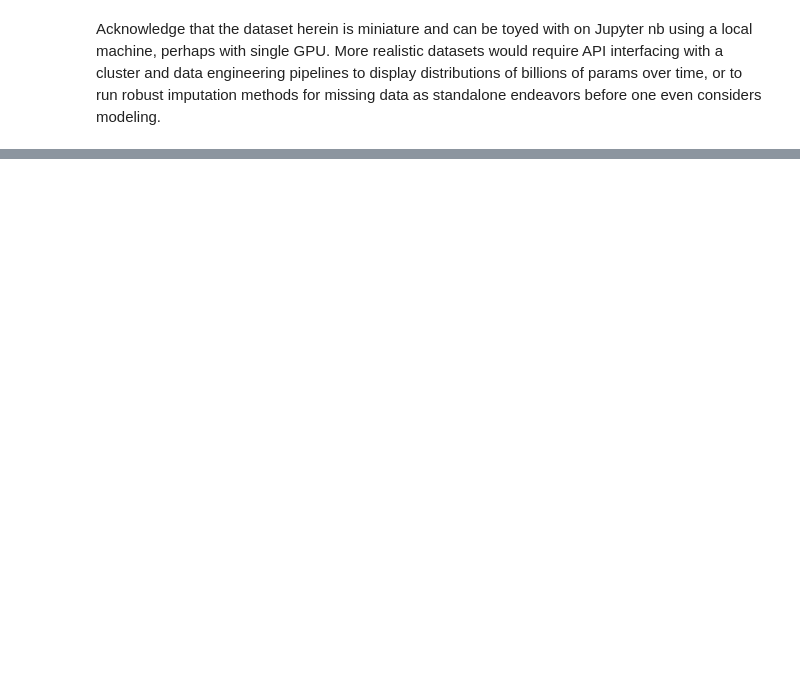
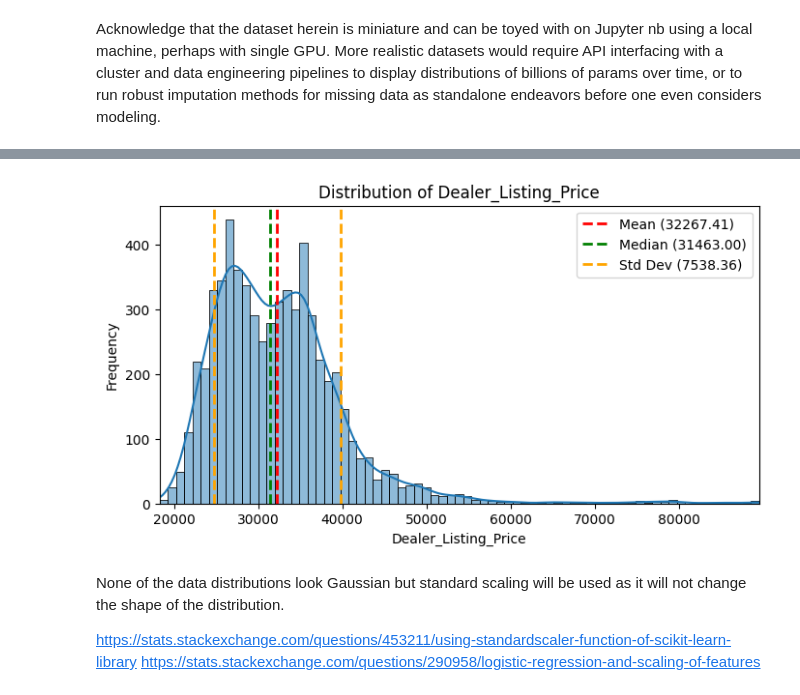
Before and after one commit to gcalbertini/boing, a Jupyter notebook: src/imputationEDA.ipynb, the cells around one changed output, grey strips where cells are left out. Drawn from its saved outputs; the diff is of its cells as text; code cells hidden in the pictures; blank space fills up the shorter version.

```diff
--- a/src/imputationEDA.ipynb
+++ b/src/imputationEDA.ipynb
@@ -5,3 +8,3 @@ import pandas as pd
 # %%
-trainRaw = pd.read_csv('../data/train_sparked.csv')
-testRaw = pd.read_csv('../data/test_sparked.csv')
+data = pd.read_csv("../data/train_sparked.csv")
+X_test_nulls_raw = pd.read_csv("../data/test_sparked.csv")
@@ -57,0 +306,56 @@ memory usage: 173.6+ KB
+# %%
+# Set up subplots
+fig, ax = plt.subplots(figsize=(8, 4))
+
+# Plot distribution
+sns.histplot(y_train_nulls["Dealer_Listing_Price"], kde=True, ax=ax)
+
+# Calculate statistics
+mean_value = y_train_nulls["Dealer_Listing_Price"].mean()
+median_value = y_train_nulls["Dealer_Listing_Price"].median()
+std_dev_value = y_train_nulls["Dealer_Listing_Price"].std()
+
+# Plot major statistics below the distribution plot
+ax.axvline(
+    mean_value,
+    color="red",
+    linestyle="dashed",
+    linewidth=2,
+    label=f"Mean ({mean_value:.2f})",
+)
+ax.axvline(
+    median_value,
+    color="green",
+    linestyle="dashed",
+    linewidth=2,
+    label=f"Median ({median_value:.2f})",
+)
+ax.axvline(
+    mean_value + std_dev_value,
+    color="orange",
+    linestyle="dashed",
+    linewidth=2,
+    label=f"Std Dev ({std_dev_value:.2f})",
+)
+ax.axvline(
+    mean_value - std_dev_value, color="orange", linestyle="dashed", linewidth=2
+)
+ax.legend()
+
+# Set x-axis limits to the minimum and maximum values of the distribution
+ax.set_xlim(y_train_nulls["Dealer_Listing_Price"].min(), y_train_nulls["Dealer_Listing_Price"].max())
+
+# Set plot labels and title
+ax.set_xlabel("Dealer_Listing_Price")
+ax.set_ylabel("Frequency")
+ax.set_title("Distribution of Dealer_Listing_Price")
+
+# Show the plot
+plt.show()
+# %% [output]
+[figure, added]
+# %% [markdown]
+None of the data distributions look Gaussian but standard scaling will be used as it will not change the shape of the distribution.
+
+https://stats.stackexchange.com/questions/453211/using-standardscaler-function-of-scikit-learn-library
+https://stats.stackexchange.com/questions/290958/logistic-regression-and-scaling-of-features
```
Also changed, not shown: parts of 31 cells of this notebook, 1 other file.
